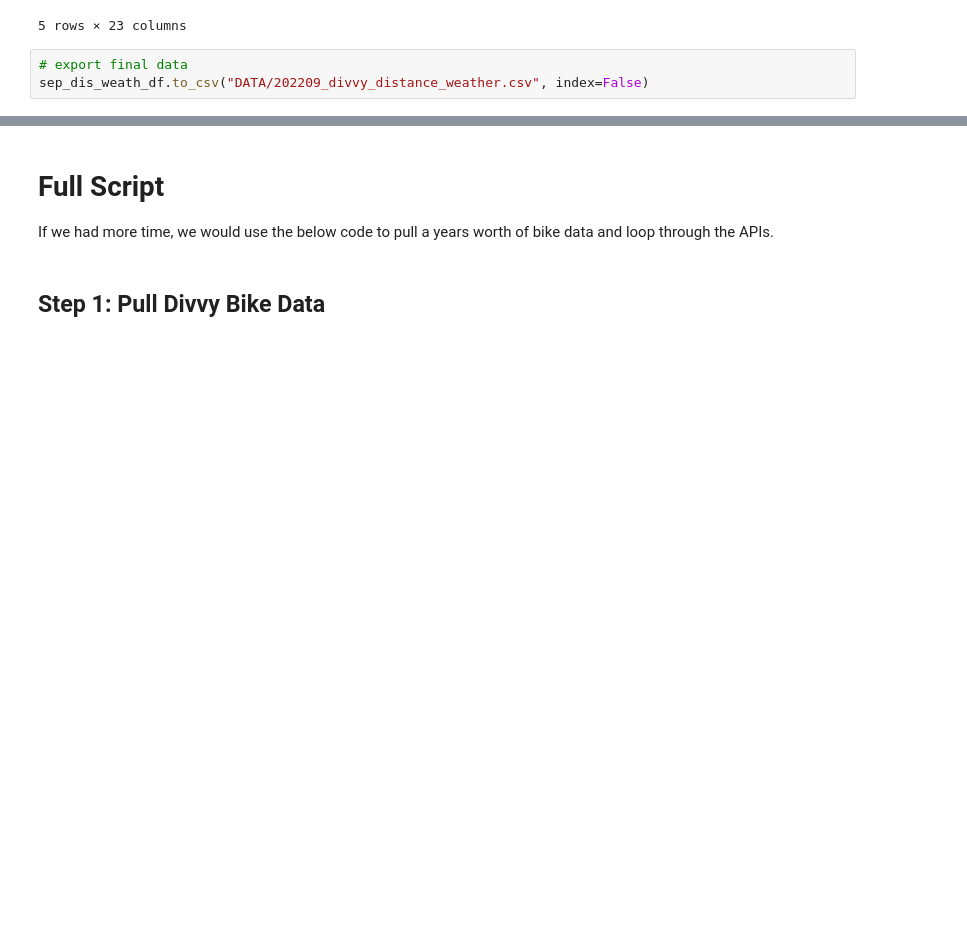
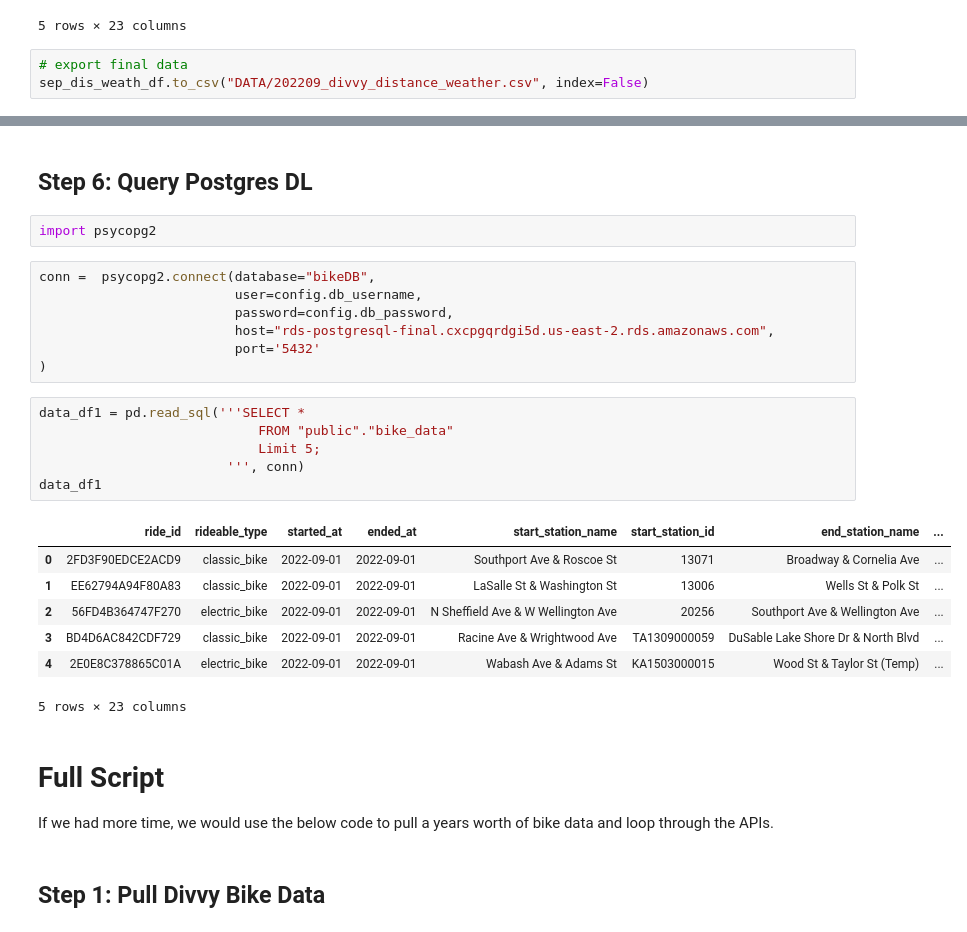
Before and after one commit to DrakeData/MSDS436-FINAL, a Jupyter notebook: 01-DataGathering.ipynb, the cells around one changed output, grey strips where cells are left out. Drawn from its saved outputs; the diff is of its cells as text; blank space fills up the shorter version.

Commit message:
updated readme.md and connected code to PostgreSQL

```diff
--- a/01-DataGathering.ipynb
+++ b/01-DataGathering.ipynb
@@ -373,3 +417,28 @@ sep_dis_weath_df.to_csv("DATA/202209_divvy_distance_weather.csv", index=False)
+# %% [markdown]
+## Step 6: Query Postgres DL
+# %%
+import psycopg2
+# %%
+conn =  psycopg2.connect(database="bikeDB",
+                         user=config.db_username,
+                         password=config.db_password,
+                         host="rds-postgresql-final.cxcpgqrdgi5d.us-east-2.rds.amazonaws.com",
+                         port='5432'
+)
+# %%
+data_df1 = pd.read_sql('''SELECT *
+                            FROM "public"."bike_data"
+                            Limit 5;
+                        ''', conn)
+data_df1
+# %% [output]
+|  | ride_id | rideable_type | started_at | ended_at | start_station_name | start_station_id | end_station_name | ... |
+| 0 | 2FD3F90EDCE2ACD9 | classic_bike | 2022-09-01 | 2022-09-01 | Southport Ave & Roscoe St | 13071 | Broadway & Cornelia Ave | ... |
+| 1 | EE62794A94F80A83 | classic_bike | 2022-09-01 | 2022-09-01 | LaSalle St & Washington St | 13006 | Wells St & Polk St | ... |
+| 2 | 56FD4B364747F270 | electric_bike | 2022-09-01 | 2022-09-01 | N Sheffield Ave & W Wellington Ave | 20256 | Southport Ave & Wellington Ave | ... |
+| 3 | BD4D6AC842CDF729 | classic_bike | 2022-09-01 | 2022-09-01 | Racine Ave & Wrightwood Ave | TA1309000059 | DuSable Lake Shore Dr & North Blvd | ... |
+| 4 | 2E0E8C378865C01A | electric_bike | 2022-09-01 | 2022-09-01 | Wabash Ave & Adams St | KA1503000015 | Wood St & Taylor St (Temp) | ... |
+5 rows × 23 columns
 # %% [markdown]
 # Full Script
 If we had more time, we would use the below code to pull a years worth of bike data and loop through the APIs.
```
Also changed, not shown: parts of 6 cells of this notebook, 8 other files.
